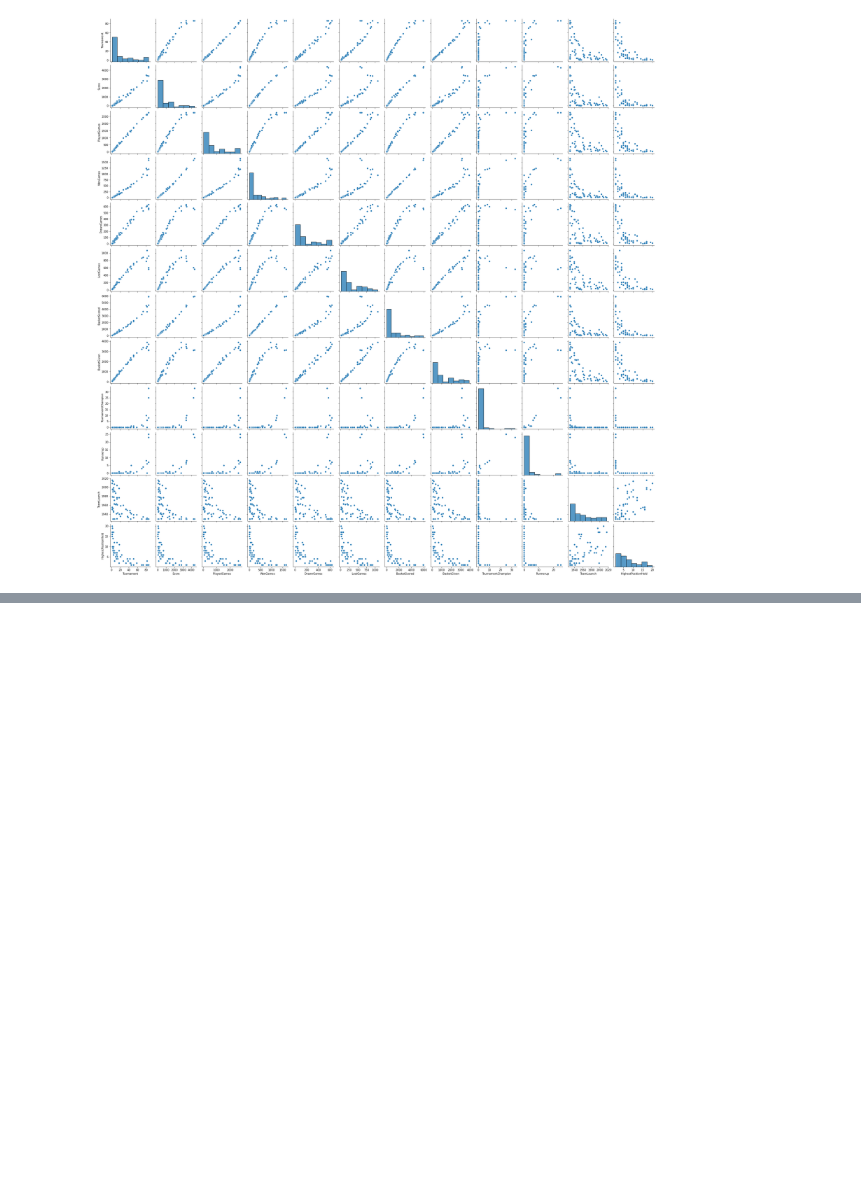
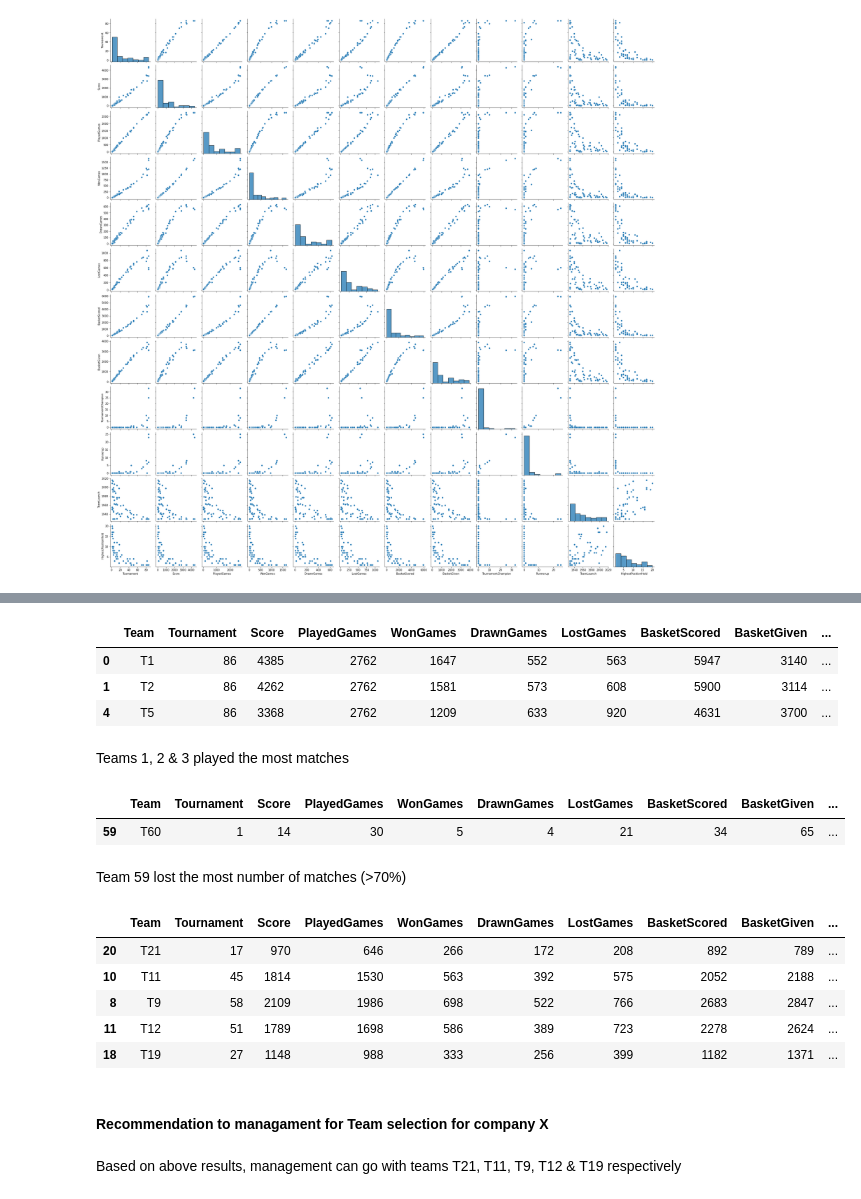
Before and after one commit to MohitBansal9013/AIML-Statistics, a Jupyter notebook: mohit_bansal_applied_statistics_project.ipynb, the cells around one changed output, grey strips where cells are left out. Cells and saved outputs as stored; diff of their text form; code cells hidden in the pictures; blank space fills up the shorter version.

```diff
--- a/mohit_bansal_applied_statistics_project.ipynb
+++ b/mohit_bansal_applied_statistics_project.ipynb
@@ -562,0 +552,32 @@ Team 59 lost the most number of matches (>70%)
+# %%
+# Team which playes most matches
+statsdata[(statsdata.PlayedGames == statsdata.PlayedGames.max())]
+# %% [output]
+|  | Team | Tournament | Score | PlayedGames | WonGames | DrawnGames | LostGames | BasketScored | BasketGiven | ... |
+| 0 | T1 | 86 | 4385 | 2762 | 1647 | 552 | 563 | 5947 | 3140 | ... |
+| 1 | T2 | 86 | 4262 | 2762 | 1581 | 573 | 608 | 5900 | 3114 | ... |
+| 4 | T5 | 86 | 3368 | 2762 | 1209 | 633 | 920 | 4631 | 3700 | ... |
+# %% [markdown]
+Teams 1, 2 & 3 played the most matches
+# %%
+# Worst performing team
+statsdata[(statsdata.lost == statsdata.lost.max())]
+# %% [output]
+|  | Team | Tournament | Score | PlayedGames | WonGames | DrawnGames | LostGames | BasketScored | BasketGiven | ... |
+| 59 | T60 | 1 | 14 | 30 | 5 | 4 | 21 | 34 | 65 | ... |
+# %% [markdown]
+Team 59 lost the most number of matches (>70%)
+# %%
+# Newer teams which are performimg better
+statsdata[statsdata.TeamLaunchCategory != 'Very Experienced'].sort_values(['win'], ascending=[False]).head(5)
+# %% [output]
+|  | Team | Tournament | Score | PlayedGames | WonGames | DrawnGames | LostGames | BasketScored | BasketGiven | ... |
+| 20 | T21 | 17 | 970 | 646 | 266 | 172 | 208 | 892 | 789 | ... |
+| 10 | T11 | 45 | 1814 | 1530 | 563 | 392 | 575 | 2052 | 2188 | ... |
+| 8 | T9 | 58 | 2109 | 1986 | 698 | 522 | 766 | 2683 | 2847 | ... |
+| 11 | T12 | 51 | 1789 | 1698 | 586 | 389 | 723 | 2278 | 2624 | ... |
+| 18 | T19 | 27 | 1148 | 988 | 333 | 256 | 399 | 1182 | 1371 | ... |
+# %% [markdown]
+#### Recommendation to managament for Team selection for company X
+# %% [markdown]
+Based on above results, management can go with teams T21, T11, T9, T12 & T19 respectively
```
Also changed, not shown: parts of 38 cells of this notebook.
